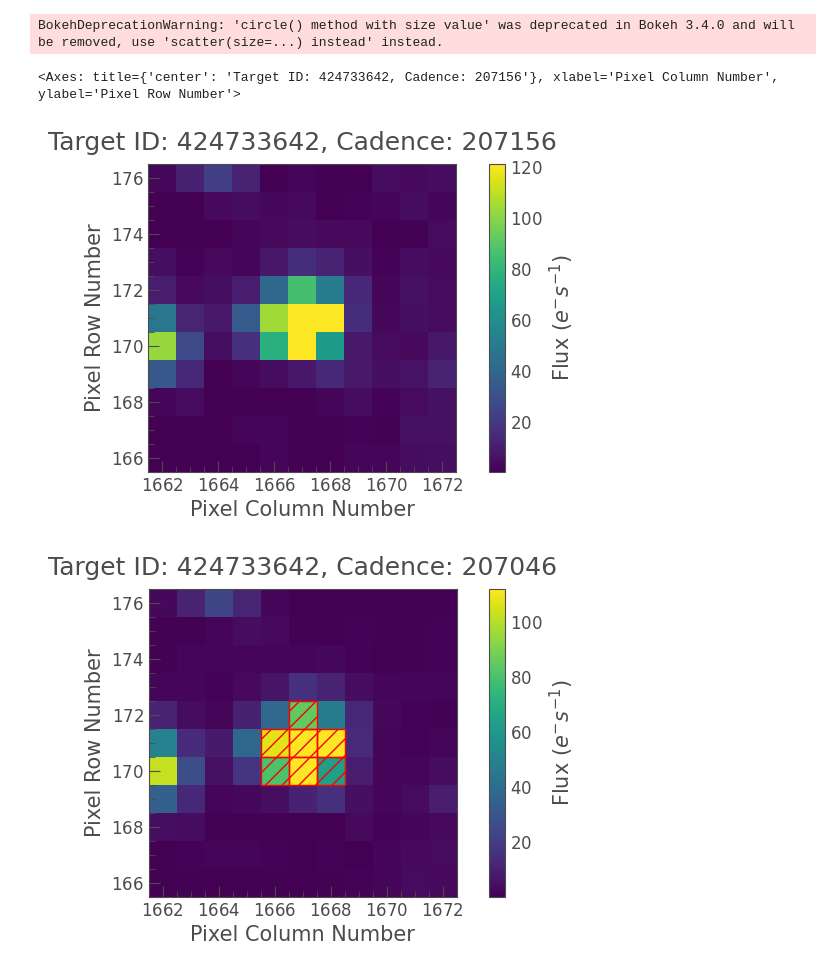
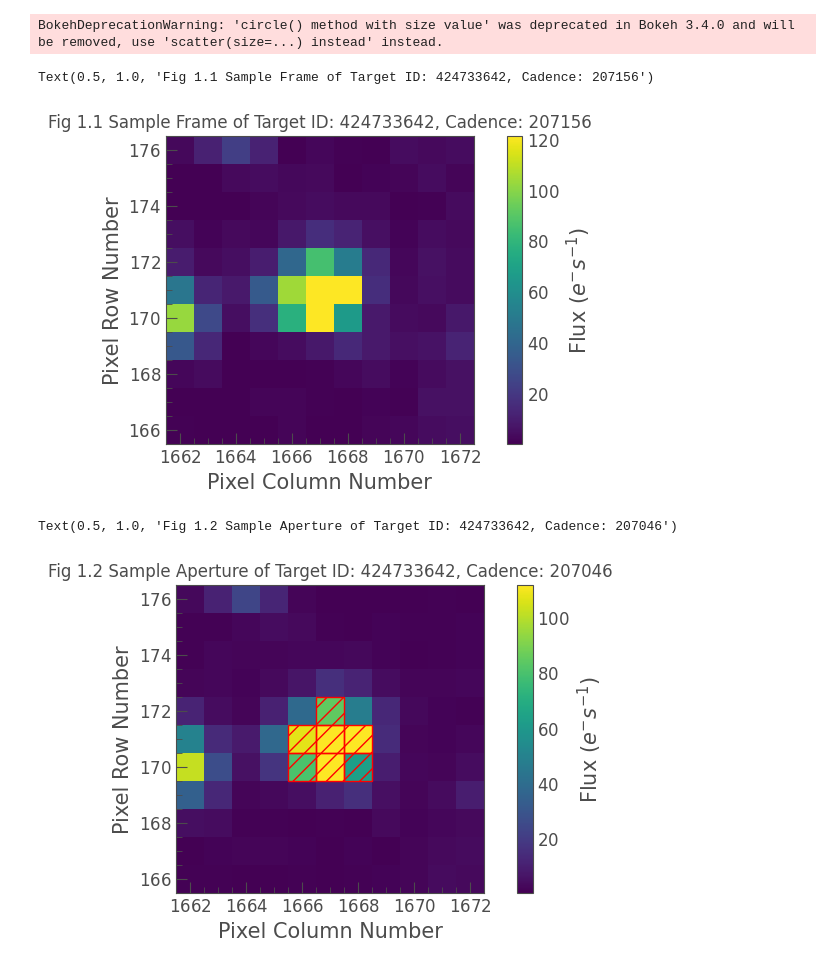
Before and after one commit to sophia268238/astronomy_ml, a Jupyter notebook: notebooks/TOI_1858.ipynb, the cells around one changed output. Cells and saved outputs as stored; diff of their text form; code cells hidden in the pictures.

Commit message:
Labels to figures

```diff
--- a/notebooks/TOI_1858.ipynb
+++ b/notebooks/TOI_1858.ipynb
@@ -30,16 +30,19 @@ BokehDeprecationWarning: 'circle() method with size value' was deprecated in Bok
 # %%
 t0 = tpf[0]
 t1 = tpf[1]
 t2 = tpf[2]
 t2.plot(frame=110)
+plt.title("Fig 1.1 Sample Frame of Target ID: 424733642, Cadence: 207156")
 # %% [output]
-<Axes: title={'center': 'Target ID: 424733642, Cadence: 207156'}, xlabel='Pixel Column Number', ylabel='Pixel Row Number'>
+Text(0.5, 1.0, 'Fig 1.1 Sample Frame of Target ID: 424733642, Cadence: 207156')
-[figure, old version]
+[figure, new version]
 # %%
 # Show the pipeline_mask
 t2.plot(aperture_mask=t2.pipeline_mask);
+plt.title("Fig 1.2 Sample Aperture of Target ID: 424733642, Cadence: 207046")
 # %% [output]
+Text(0.5, 1.0, 'Fig 1.2 Sample Aperture of Target ID: 424733642, Cadence: 207046')
-[figure, old version]
+[figure, new version]
 # %%
 lc0 = t0.to_lightcurve(aperture_mask='pipeline');
 lc1 = t1.to_lightcurve(aperture_mask='pipeline');
```
Also changed, not shown: parts of 5 cells of this notebook.
